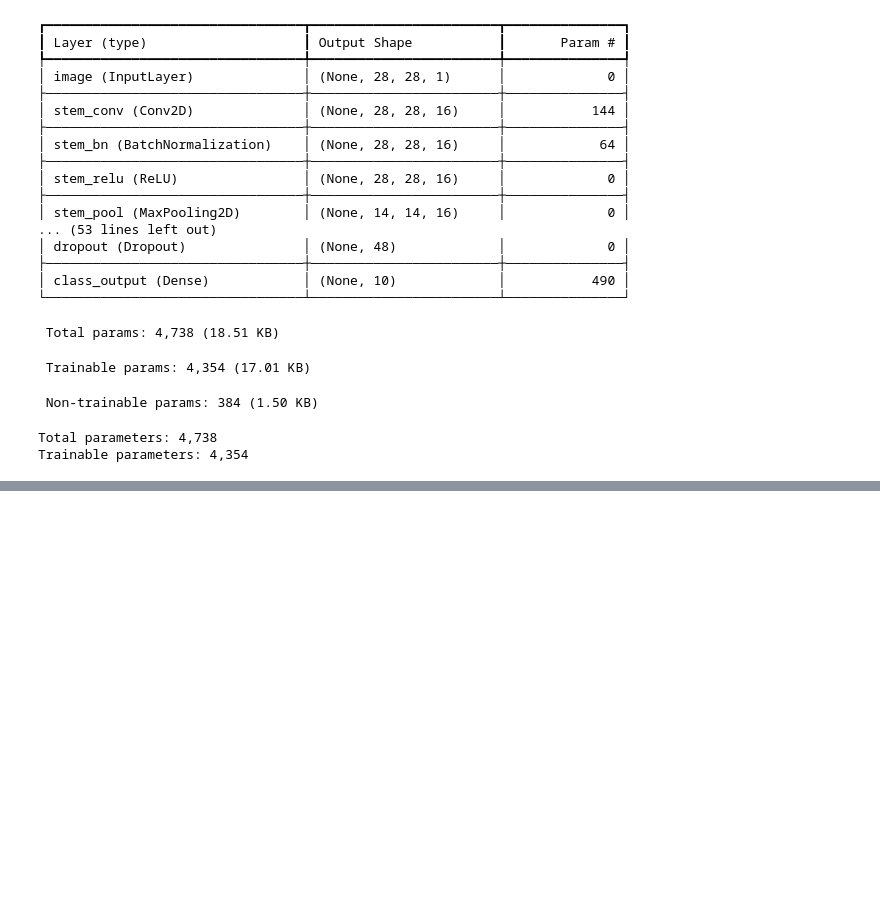
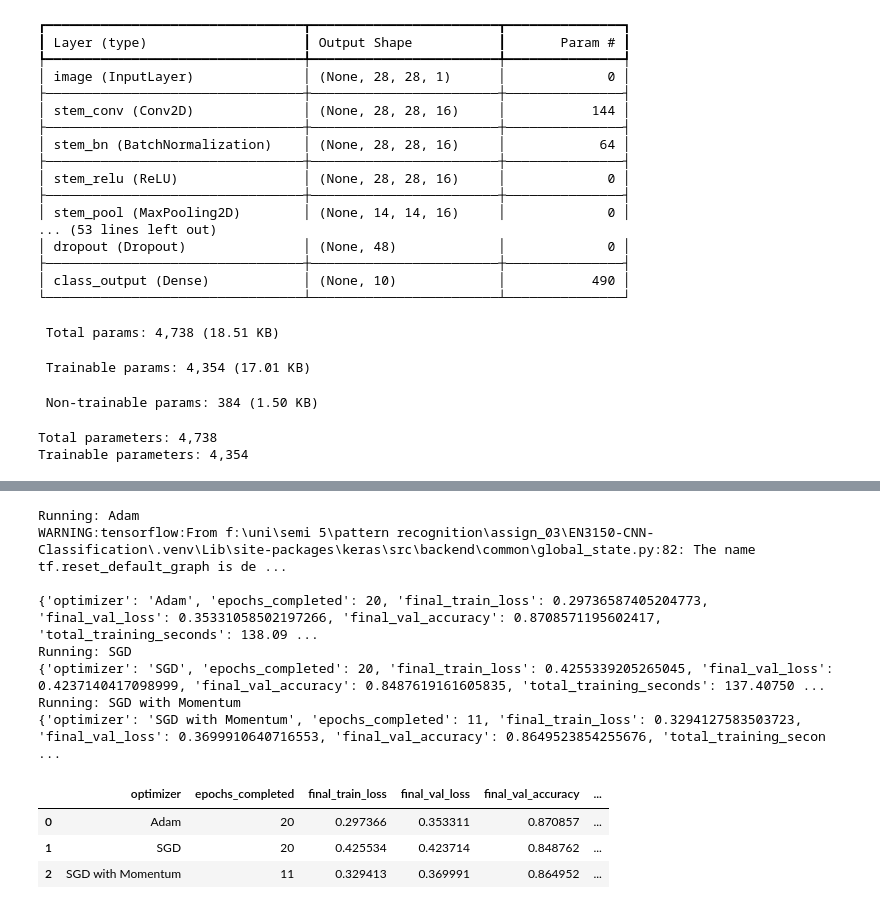
Before and after one commit to Saruka03/EN3150-CNN-Classification, a Jupyter notebook: notebooks/03_Model_B_Lightweight_CNN.ipynb, the cells around one changed output, grey strips where cells are left out. Cells and saved outputs as stored; diff of their text form; code cells hidden in the pictures; blank space fills up the shorter version.

```diff
--- a/notebooks/03_Model_B_Lightweight_CNN.ipynb
+++ b/notebooks/03_Model_B_Lightweight_CNN.ipynb
@@ -258,0 +406,71 @@ Trainable parameters: 4,354
+# %%
+def run_optimizer_experiment(optimizer_name, optimizer_factory, epochs=20):
+    tf.keras.backend.clear_session()
+    experiment_model = build_model_b(input_shape)
+    compile_model(experiment_model, optimizer_factory())
+
+    exp_callbacks = [
+        tf.keras.callbacks.EarlyStopping(
+            monitor="val_loss", patience=5, restore_best_weights=True, verbose=0
+        )
+    ]
+    t0 = time.perf_counter()
+    exp_history = experiment_model.fit(
+        x_train, y_train,
+        validation_data=(x_val, y_val),
+        epochs=epochs,
+        batch_size=BATCH_SIZE,
+        callbacks=exp_callbacks,
+        verbose=0,
+    )
+    elapsed = time.perf_counter() - t0
+    val_loss, val_acc = experiment_model.evaluate(x_val, y_val, batch_size=BATCH_SIZE, verbose=0)
+    return {
+        "optimizer": optimizer_name,
+        "epochs_completed": len(exp_history.history["loss"]),
+        "final_train_loss": float(exp_history.history["loss"][-1]),
+        "final_val_loss": float(val_loss),
+        "final_val_accuracy": float(val_acc),
+        "total_training_seconds": float(elapsed),
+        "seconds_per_epoch": float(elapsed / max(len(exp_history.history["loss"]), 1)),
+        "history": exp_history.history,
+    }
+
+RUN_OPTIMIZER_COMPARISON = True  # Set False if you only want to run the main model first.
+
+optimizer_results = []
+if RUN_OPTIMIZER_COMPARISON:
+    experiments = [
+        ("Adam", lambda: tf.keras.optimizers.Adam(learning_rate=LEARNING_RATE)),
+        ("SGD", lambda: tf.keras.optimizers.SGD(learning_rate=SGD_LEARNING_RATE)),
+        ("SGD with Momentum", lambda: tf.keras.optimizers.SGD(
+            learning_rate=SGD_LEARNING_RATE, momentum=MOMENTUM
+        )),
+    ]
+    for name, factory in experiments:
+        print("Running:", name)
+        result = run_optimizer_experiment(name, factory, epochs=20)
+        optimizer_results.append(result)
+        print({k: v for k, v in result.items() if k != "history"})
+
+    optimizer_table = [
+        {k: v for k, v in result.items() if k != "history"}
+        for result in optimizer_results
+    ]
+    import pandas as pd
+    optimizer_df = pd.DataFrame(optimizer_table)
+    display(optimizer_df)
+    optimizer_df.to_csv(OUTPUT_DIR / "optimizer_comparison.csv", index=False)
+# %% [output]
+Running: Adam
+WARNING:tensorflow:From f:\uni\semi 5\pattern recognition\assign_03\EN3150-CNN-Classification\.venv\Lib\site-packages\keras\src\backend\common\global_state.py:82: The name tf.reset_default_graph is de ...
+
+{'optimizer': 'Adam', 'epochs_completed': 20, 'final_train_loss': 0.29736587405204773, 'final_val_loss': 0.35331058502197266, 'final_val_accuracy': 0.8708571195602417, 'total_training_seconds': 138.09 ...
+Running: SGD
+{'optimizer': 'SGD', 'epochs_completed': 20, 'final_train_loss': 0.4255339205265045, 'final_val_loss': 0.4237140417098999, 'final_val_accuracy': 0.8487619161605835, 'total_training_seconds': 137.40750 ...
+Running: SGD with Momentum
+{'optimizer': 'SGD with Momentum', 'epochs_completed': 11, 'final_train_loss': 0.3294127583503723, 'final_val_loss': 0.3699910640716553, 'final_val_accuracy': 0.8649523854255676, 'total_training_secon ...
+|  | optimizer | epochs_completed | final_train_loss | final_val_loss | final_val_accuracy | ... |
+| 0 | Adam | 20 | 0.297366 | 0.353311 | 0.870857 | ... |
+| 1 | SGD | 20 | 0.425534 | 0.423714 | 0.848762 | ... |
+| 2 | SGD with Momentum | 11 | 0.329413 | 0.369991 | 0.864952 | ... |
```
Also changed, not shown: parts of 13 cells of this notebook, 1 other file.
